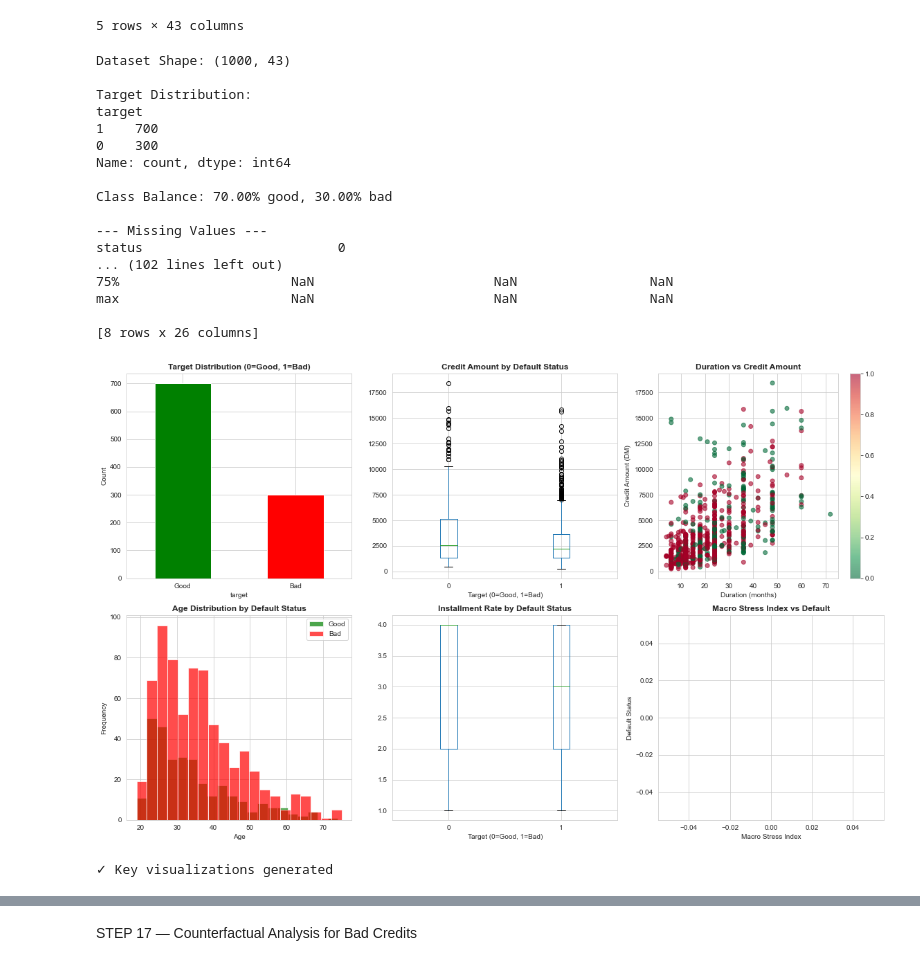
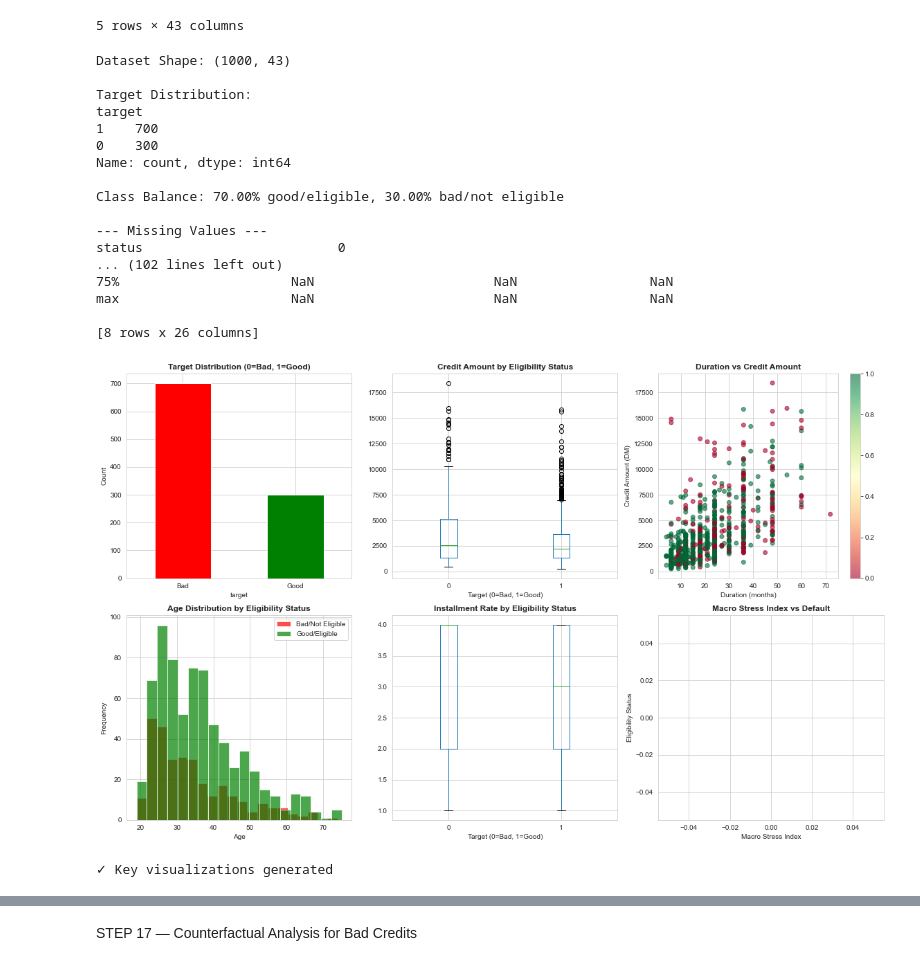
Before and after one commit to KiranKBobba/Fin_Risk_Analytics, a Jupyter notebook: AI_Driven_Financial_Risk_Analytics_25K_FIXED_executed.ipynb, the cells around one changed output, grey strips where cells are left out. Drawn from its saved outputs; the diff is of its cells as text; code cells hidden in the pictures.

```diff
--- a/AI_Driven_Financial_Risk_Analytics_25K_FIXED_executed.ipynb
+++ b/AI_Driven_Financial_Risk_Analytics_25K_FIXED_executed.ipynb
@@ -174,18 +174,27 @@ macro["macro_stress_index"] = (
     -mort.set_index("date")["cfpb_mort_orig_yoy"].reindex(fred_df.index).fillna(0)
 )
 
-macro_full = pd.concat([fred_df, macro], axis=1)
+# macro_full = pd.concat([fred_df, macro], axis=1)
 
-# Handle missing values in macro data before merging
-macro_full = macro_full.fillna(method='ffill').fillna(0)
+# # Handle missing values in macro data before merging
+# macro_full = macro_full.fillna(method='ffill').fillna(0)
+
+# df = df.merge(
+#     macro_full,
+#     left_on="synthetic_date",
+#     right_index=True,
+#     how="left"
+
+df["macro_month"] = df["synthetic_date"].dt.to_period("M")
+macro_full["macro_month"] = macro_full.index.to_period("M")
 
 df = df.merge(
-    macro_full,
-    left_on="synthetic_date",
-    right_index=True,
+    macro_full.reset_index(drop=True),
+    on="macro_month",
     how="left"
 )
 
+
 print("Merged dataset shape:", df.shape)
 df.head()
 # %% [output]
@@ -210,7 +219,7 @@ plt.rcParams['figure.figsize'] = (14, 10)
 print("Dataset Shape:", df.shape)
 print("\nTarget Distribution:")
 print(df['target'].value_counts())
-print(f"\nClass Balance: {df['target'].mean():.2%} good, {(1-df['target'].mean()):.2%} bad")
+print(f"\nClass Balance: {df['target'].mean():.2%} good/eligible, {(1-df['target'].mean()):.2%} bad/not eligible")
 
 # Missing values
 print("\n--- Missing Values ---")
@@ -228,7 +237,7 @@ target
 0    300
 Name: count, dtype: int64
 
-Class Balance: 70.00% good, 30.00% bad
+Class Balance: 70.00% good/eligible, 30.00% bad/not eligible
 
 --- Missing Values ---
 status                         0
@@ -243,53 +252,53 @@ max                      NaN                       NaN                 NaN
 fig, axes = plt.subplots(2, 3, figsize=(16, 10))
 
 # 1. Target Distribution
-df['target'].value_counts().plot(kind='bar', ax=axes[0, 0], color=['green', 'red'])
-axes[0, 0].set_title('Target Distribution (0=Good, 1=Bad)', fontsize=12, fontweight='bold')
+df['target'].value_counts().plot(kind='bar', ax=axes[0, 0], color=['red', 'green'])
+axes[0, 0].set_title('Target Distribution (0=Bad, 1=Good)', fontsize=12, fontweight='bold')
 axes[0, 0].set_ylabel('Count')
-axes[0, 0].set_xticklabels(['Good', 'Bad'], rotation=0)
+axes[0, 0].set_xticklabels(['Bad', 'Good'], rotation=0)
 
 # 2. Credit Amount Distribution by Target
 df.boxplot(column='credit_amount', by='target', ax=axes[0, 1])
-axes[0, 1].set_title('Credit Amount by Default Status', fontsize=12, fontweight='bold')
-axes[0, 1].set_xlabel('Target (0=Good, 1=Bad)')
+axes[0, 1].set_title('Credit Amount by Eligibility Status', fontsize=12, fontweight='bold')
+axes[0, 1].set_xlabel('Target (0=Bad, 1=Good)')
 axes[0, 1].get_figure().suptitle('')
 
 # 3. Duration vs Credit Amount (colored by target)
-scatter = axes[0, 2].scatter(df['duration'], df['credit_amount'], c=df['target'], cmap='RdYlGn_r', alpha=0.6)
+scatter = axes[0, 2].scatter(df['duration'], df['credit_amount'], c=df['target'], cmap='RdYlGn', alpha=0.6)
 axes[0, 2].set_title('Duration vs Credit Amount', fontsize=12, fontweight='bold')
 axes[0, 2].set_xlabel('Duration (months)')
 axes[0, 2].set_ylabel('Credit Amount (DM)')
 plt.colorbar(scatter, ax=axes[0, 2])
 
 # 4. Age Distribution by Target
-df[df['target']==0]['age'].hist(bins=20, alpha=0.7, label='Good', ax=axes[1, 0], color='green')
-df[df['target']==1]['age'].hist(bins=20, alpha=0.7, label='Bad', ax=axes[1, 0], color='red')
-axes[1, 0].set_title('Age Distribution by Default Status', fontsize=12, fontweight='bold')
+df[df['target']==0]['age'].hist(bins=20, alpha=0.7, label='Bad/Not Eligible', ax=axes[1, 0], color='red')
+df[df['target']==1]['age'].hist(bins=20, alpha=0.7, label='Good/Eligible', ax=axes[1, 0], color='green')
+axes[1, 0].set_title('Age Distribution by Eligibility Status', fontsize=12, fontweight='bold')
 axes[1, 0].set_xlabel('Age')
 axes[1, 0].set_ylabel('Frequency')
 axes[1, 0].legend()
 
 # 5. Installment Rate Distribution
 df.boxplot(column='installment_rate', by='target', ax=axes[1, 1])
-axes[1, 1].set_title('Installment Rate by Default Status', fontsize=12, fontweight='bold')
-axes[1, 1].set_xlabel('Target (0=Good, 1=Bad)')
+axes[1, 1].set_title('Installment Rate by Eligibility Status', fontsize=12, fontweight='bold')
+axes[1, 1].set_xlabel('Target (0=Bad, 1=Good)')
 axes[1, 1].get_figure().suptitle('')
 
 # 6. Macro Stress Index Impact
 if 'macro_stress_index' in df.columns:
     axes[1, 2].scatter(df['macro_stress_index'], df['target'], alpha=0.5, color='purple')
     axes[1, 2].set_title('Macro Stress Index vs Default', fontsize=12, fontweight='bold')
     axes[1, 2].set_xlabel('Macro Stress Index')
-    axes[1, 2].set_ylabel('Default Status')
+    axes[1, 2].set_ylabel('Eligibility Status')
 else:
     axes[1, 2].text(0.5, 0.5, 'Macro data not available', ha='center', va='center')
 
 plt.tight_layout()
 plt.show()
 
 print("✓ Key visualizations generated")
 # %% [output]
-[figure, old version]
+[figure, new version]
 ✓ Key visualizations generated
 # %%
 # STEP 9 — CORRELATION ANALYSIS
```
Also changed, not shown: parts of 16 cells of this notebook.
